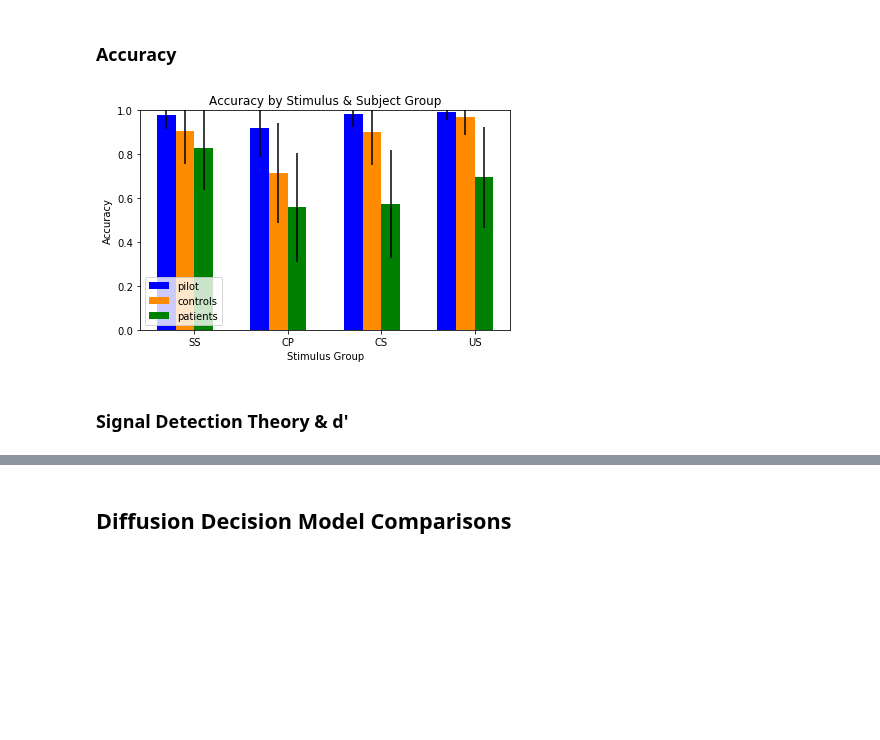
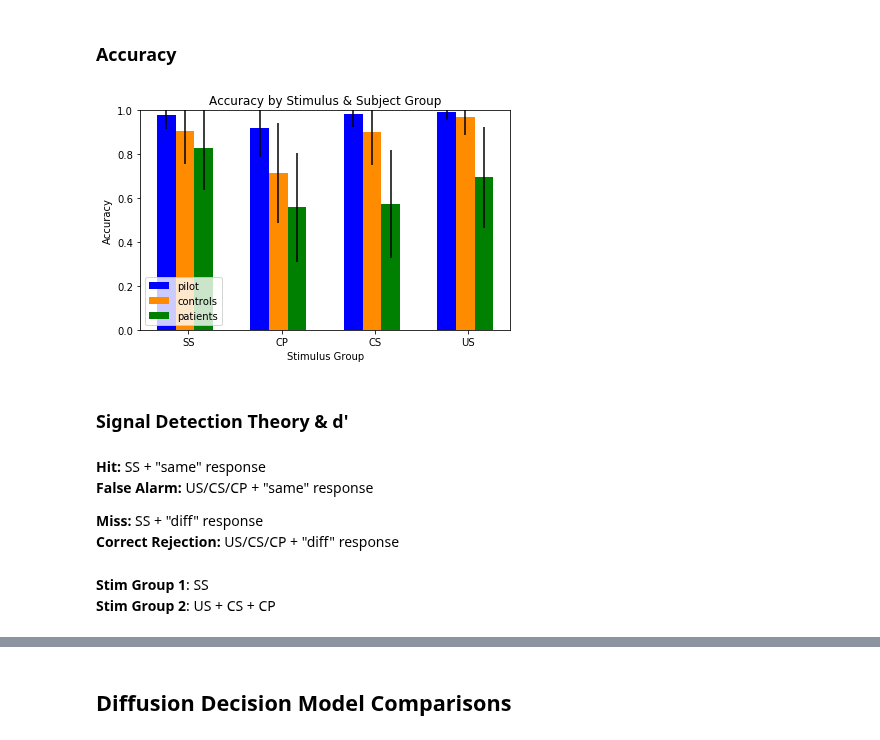
Before and after one commit to CPernet/LanguageDecision, a Jupyter notebook: language_decision/language_decision_model.ipynb, the cells around one changed output, grey strips where cells are left out. Saved outputs shown, nothing was run; the diff lists cells and outputs as text; code cells hidden in the pictures; blank space fills up the shorter version.

```diff
--- a/language_decision/language_decision_model.ipynb
+++ b/language_decision/language_decision_model.ipynb
@@ -121,34 +121,43 @@ fig, ax = plt.subplots()
 pilot_accuracies = (pilot_ss_accuracy, pilot_cp_accuracy, pilot_cs_accuracy, pilot_us_accuracy)
 pilot_response_stds = (pilot_ss.response.std() / 2,
                        pilot_cp.response.std() / 2,
                        pilot_cs.response.std() / 2,
                        pilot_us.response.std() / 2)
 pilot_axes = ax.bar(ind - width, pilot_accuracies, width, color='b', yerr=pilot_response_stds, label='pilot')
 
 controls_accuracies = (controls_ss_accuracy, controls_cp_accuracy, controls_cs_accuracy, controls_us_accuracy)
 controls_response_stds = (controls_ss.response.std() / 2,
                           controls_cp.response.std() / 2,
                           controls_cs.response.std() / 2,
                           controls_us.response.std() / 2)
 controls_axes = ax.bar(ind, controls_accuracies, width, color='darkorange', yerr=controls_response_stds, label='controls')
 
 patients_accuracies = (patients_ss_accuracy, patients_cp_accuracy, patients_cs_accuracy, patients_us_accuracy)
 patients_response_stds = (patients_ss.response.std() / 2,
                           patients_cp.response.std() / 2,
                           patients_cs.response.std() / 2,
                           patients_us.response.std() / 2)
 patients_axes = ax.bar(ind + width, patients_accuracies, width, color='g', yerr=patients_response_stds, label='patients')
 
 ax.set_ylim([0.0, 1.0])
 plt.xlabel('Stimulus Group')
 plt.ylabel('Accuracy')
 plt.title('Accuracy by Stimulus & Subject Group')
-plt.xticks(ind + width / 2, ('SS', 'CP', 'CS', 'US'))
+plt.xticks(ind + width / 6, ('SS', 'CP', 'CS', 'US'))
 plt.legend(loc=3)
 
 plt.tight_layout()
 plt.show()
 # %% [output]
-[figure, old version]
+[figure, new version]
 # %% [markdown]
 ### Signal Detection Theory & d'
+# %% [markdown]
+**Hit:** SS + "same" response
+**False Alarm:** US/CS/CP + "same" response
+
+**Miss:** SS + "diff" response
+**Correct Rejection:** US/CS/CP + "diff" response
+# %% [markdown]
+**Stim Group 1**: SS
+**Stim Group 2**: US + CS + CP
```
Also changed, not shown: parts of 3 cells of this notebook.
